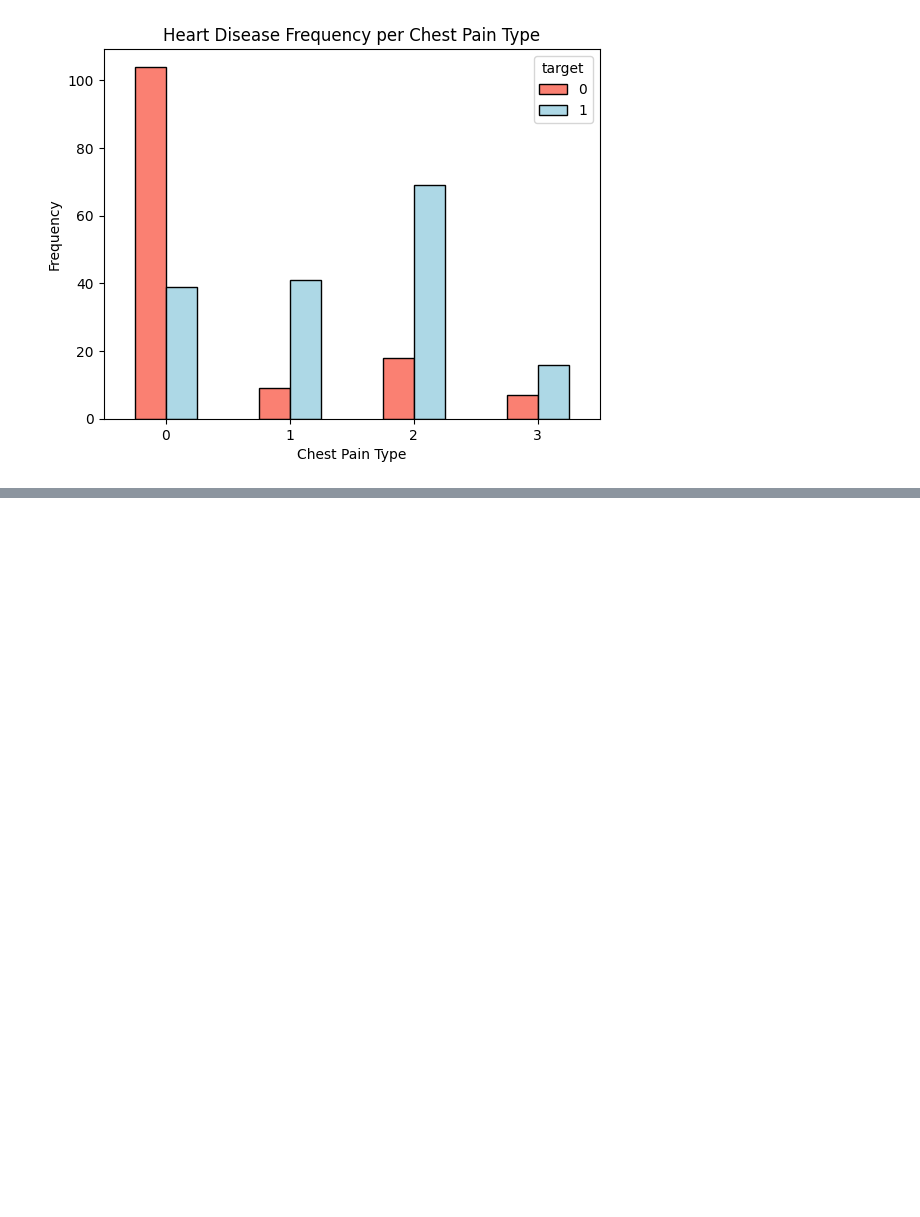
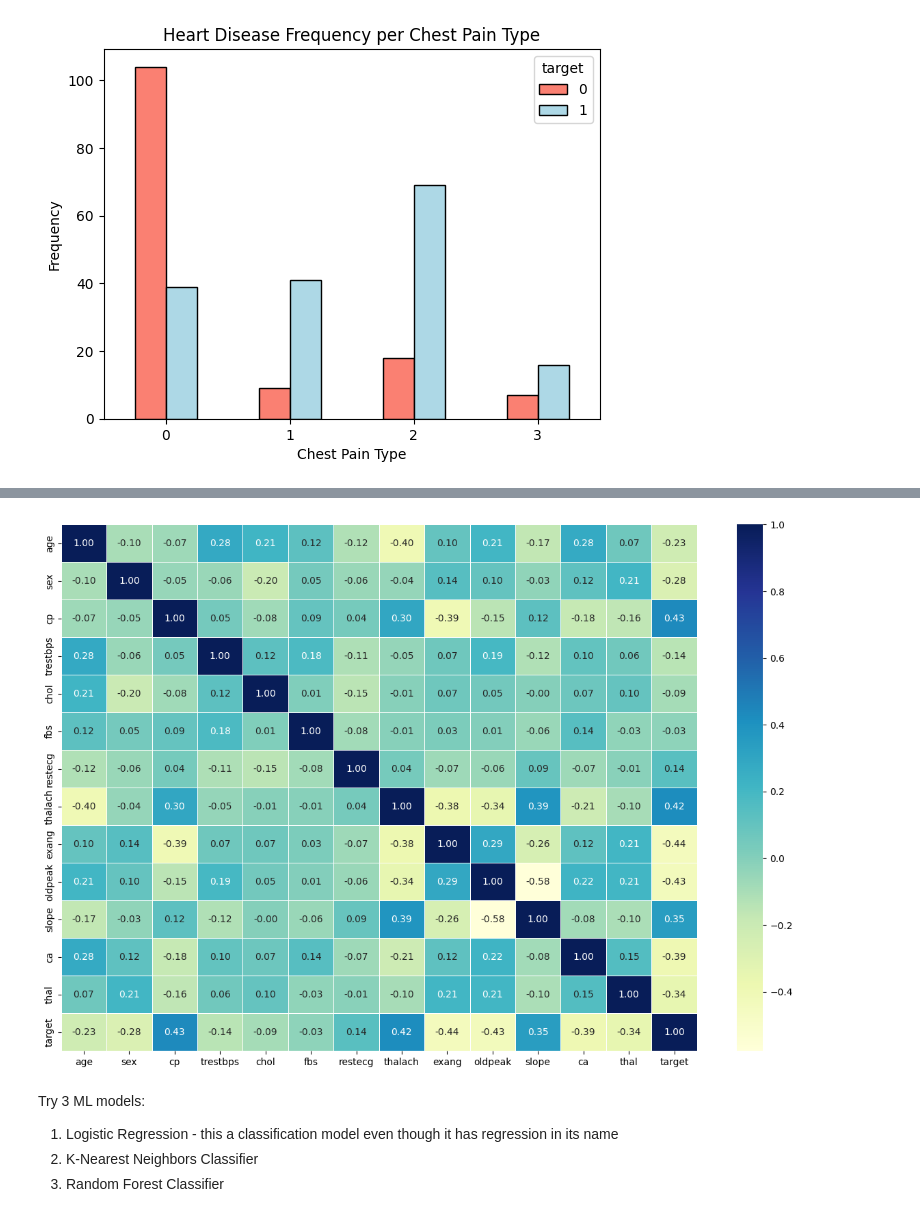
Before and after one commit to LukeOpany/disease_detection-, a Jupyter notebook: heart_disease.ipynb, the cells around one changed output, grey strips where cells are left out. Drawn from its saved outputs; the diff is of its cells as text; code cells hidden in the pictures; blank space fills up the shorter version.

```diff
--- a/heart_disease.ipynb
+++ b/heart_disease.ipynb
@@ -196,0 +217,6 @@ plt.xticks(rotation=0);
+# %%
+corr_matrix = df.corr()
+plt.figure(figsize=(15, 10))
+sns.heatmap(corr_matrix, annot=True, linewidths=0.5, fmt=".2f", cmap="YlGnBu");
+# %% [output]
+[figure, added]
@@ -196,0 +231,5 @@ plt.xticks(rotation=0);
+# %% [markdown]
+Try 3 ML models:
+1. Logistic Regression - this a classification model even though it has regression in its name
+2. K-Nearest Neighbors Classifier
+3. Random Forest Classifier
```
Also changed, not shown: parts of 9 cells of this notebook.
